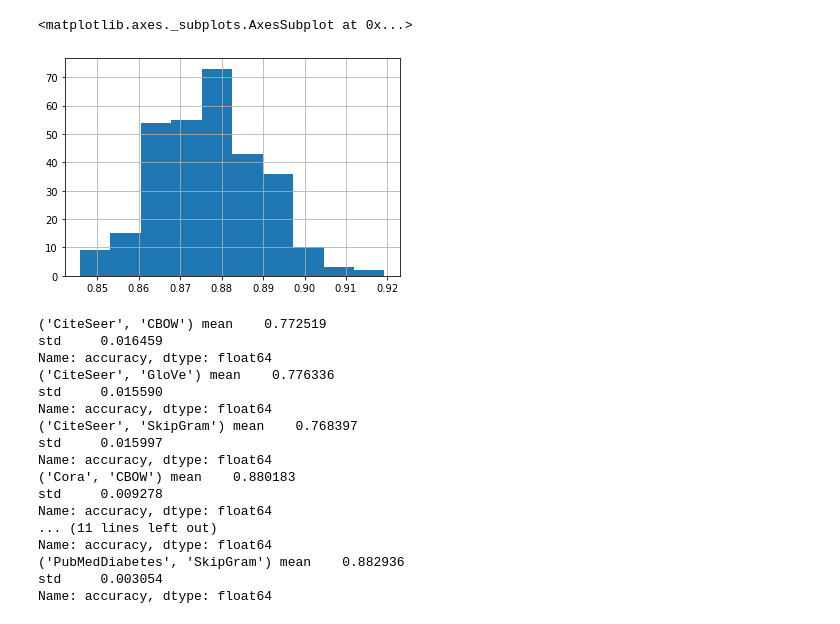
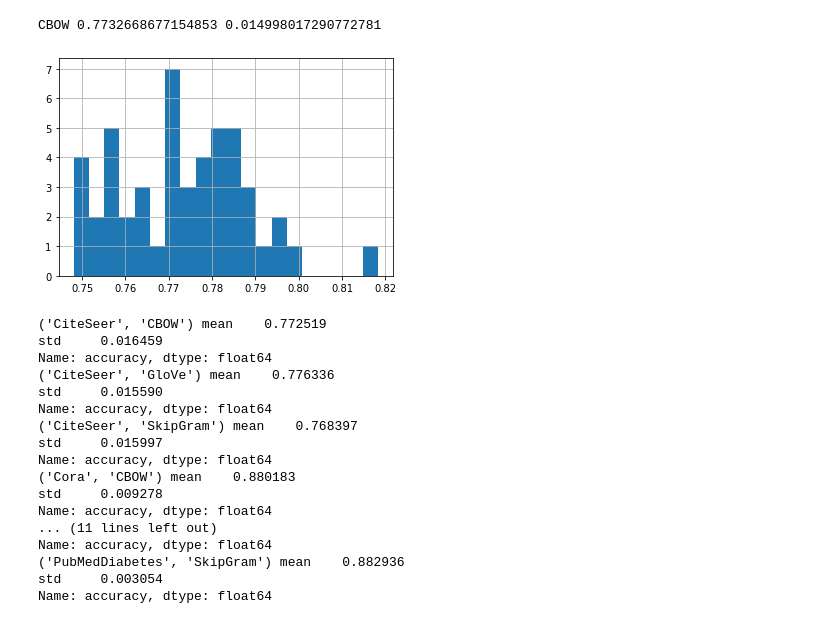
Before and after one commit to LucaCappelletti94/embiggen_experiments, a Jupyter notebook: node_label_predictions/Untitled.ipynb, the cells around one changed output. Cells and saved outputs as stored; diff of their text form; code cells hidden in the pictures.

```diff
--- a/node_label_predictions/Untitled.ipynb
+++ b/node_label_predictions/Untitled.ipynb
@@ -17,11 +17,17 @@ for path in paths:
     dfs.append(df)
 df = pd.concat(dfs)
 df = df[df.run_type == "validation"]
-# %%
-df.accuracy.hist()
-# %% [output]
-<matplotlib.axes._subplots.AxesSubplot at 0x...>
-[figure, removed]
+# %%
+import matplotlib.pyplot as plt
+
+for method in df.node_embedding_method_name.unique():
+    series = df[df.node_embedding_method_name==method].accuracy
+    print(method, series.mean(), series.std())
+    series.hist(bins=20)
+    plt.show()
+# %% [output]
+CBOW 0.7732668677154853 0.014998017290772781
+[figure, added]
 # %%
 df = pd.read_csv("node_label_performance.csv", index_col=0).reset_index(drop=True)
 df = df.drop(columns="holdout_number")
```
Also changed, not shown: 2 other files.
